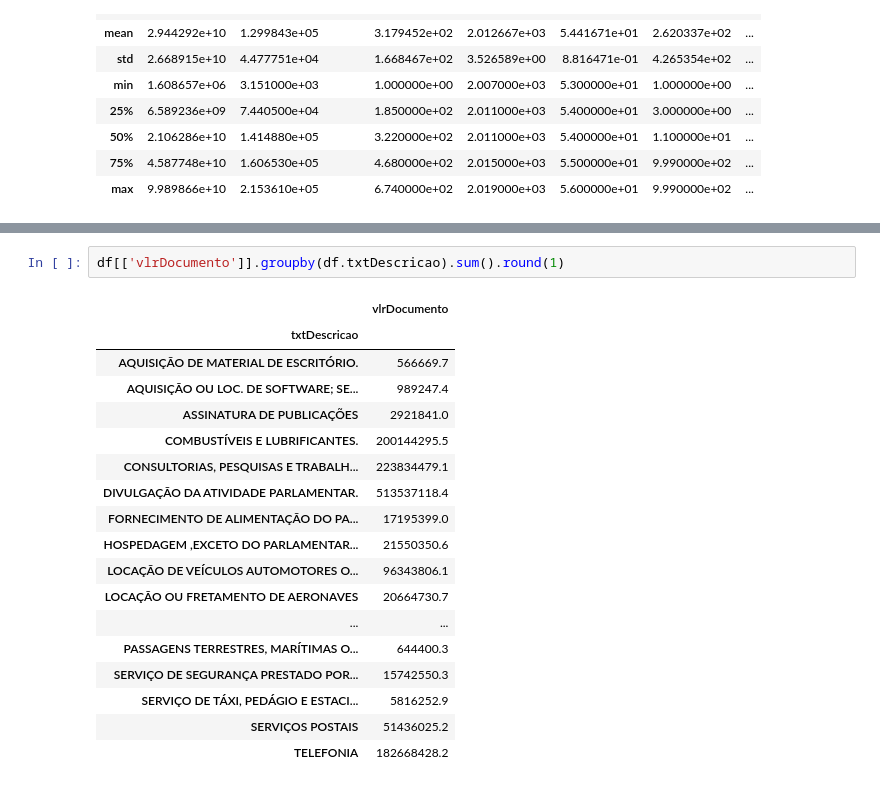
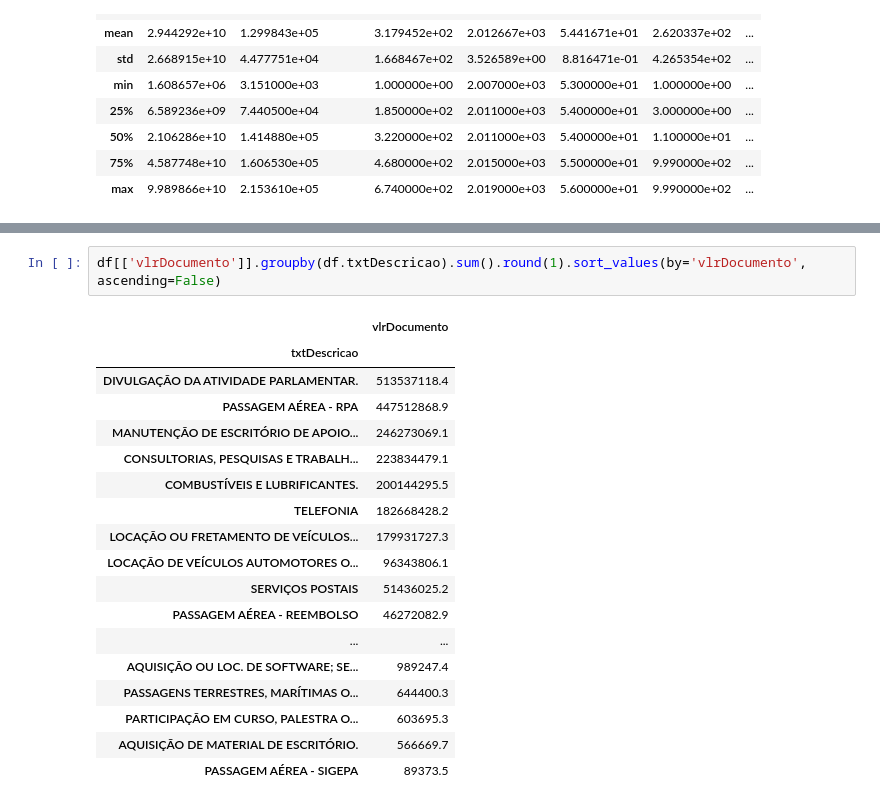
Before and after one commit to dagobertomedeiros/parlamentares, a Jupyter notebook: GASTOS_DEPUTADOS.ipynb, the cells around one changed output, grey strips where cells are left out. Drawn from its saved outputs; the diff is of its cells as text.

```diff
--- a/GASTOS_DEPUTADOS.ipynb
+++ b/GASTOS_DEPUTADOS.ipynb
@@ -100,23 +101,23 @@ ideDocumento                   int64
 urlDocumento                  object
 dtype: object
 # %%
-df[['vlrDocumento']].groupby(df.txtDescricao).sum().round(1)
+df[['vlrDocumento']].groupby(df.txtDescricao).sum().round(1).sort_values(by='vlrDocumento', ascending=False)
 # %% [output]
 |  | vlrDocumento |
 | txtDescricao |  |
+| DIVULGAÇÃO DA ATIVIDADE PARLAMENTAR. | 513537118.4 |
+| PASSAGEM AÉREA - RPA | 447512868.9 |
+| MANUTENÇÃO DE ESCRITÓRIO DE APOIO... | 246273069.1 |
+| CONSULTORIAS, PESQUISAS E TRABALH... | 223834479.1 |
+| COMBUSTÍVEIS E LUBRIFICANTES. | 200144295.5 |
+| TELEFONIA | 182668428.2 |
+| LOCAÇÃO OU FRETAMENTO DE VEÍCULOS... | 179931727.3 |
+| LOCAÇÃO DE VEÍCULOS AUTOMOTORES O... | 96343806.1 |
+| SERVIÇOS POSTAIS | 51436025.2 |
+| PASSAGEM AÉREA - REEMBOLSO | 46272082.9 |
+| ... | ... |
+| AQUISIÇÃO OU LOC. DE SOFTWARE; SE... | 989247.4 |
+| PASSAGENS TERRESTRES, MARÍTIMAS O... | 644400.3 |
+| PARTICIPAÇÃO EM CURSO, PALESTRA O... | 603695.3 |
 | AQUISIÇÃO DE MATERIAL DE ESCRITÓRIO. | 566669.7 |
-| AQUISIÇÃO OU LOC. DE SOFTWARE; SE... | 989247.4 |
-| ASSINATURA DE PUBLICAÇÕES | 2921841.0 |
-| COMBUSTÍVEIS E LUBRIFICANTES. | 200144295.5 |
-| CONSULTORIAS, PESQUISAS E TRABALH... | 223834479.1 |
-| DIVULGAÇÃO DA ATIVIDADE PARLAMENTAR. | 513537118.4 |
-| FORNECIMENTO DE ALIMENTAÇÃO DO PA... | 17195399.0 |
-| HOSPEDAGEM ,EXCETO DO PARLAMENTAR... | 21550350.6 |
-| LOCAÇÃO DE VEÍCULOS AUTOMOTORES O... | 96343806.1 |
-| LOCAÇÃO OU FRETAMENTO DE AERONAVES | 20664730.7 |
-| ... | ... |
-| PASSAGENS TERRESTRES, MARÍTIMAS O... | 644400.3 |
-| SERVIÇO DE SEGURANÇA PRESTADO POR... | 15742550.3 |
-| SERVIÇO DE TÁXI, PEDÁGIO E ESTACI... | 5816252.9 |
-| SERVIÇOS POSTAIS | 51436025.2 |
-| TELEFONIA | 182668428.2 |
+| PASSAGEM AÉREA - SIGEPA | 89373.5 |
```
Also changed, not shown: parts of 6 cells of this notebook.
